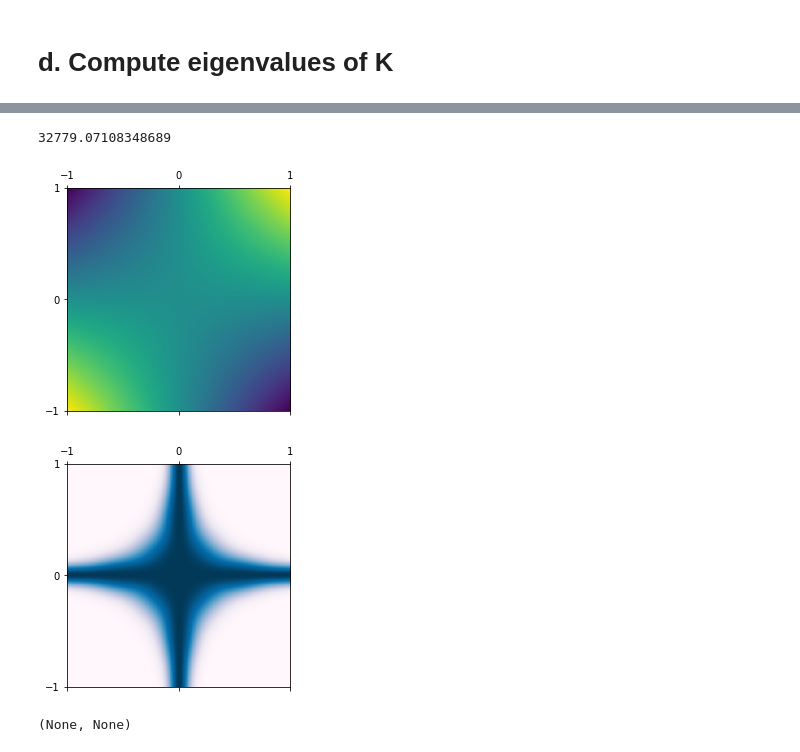
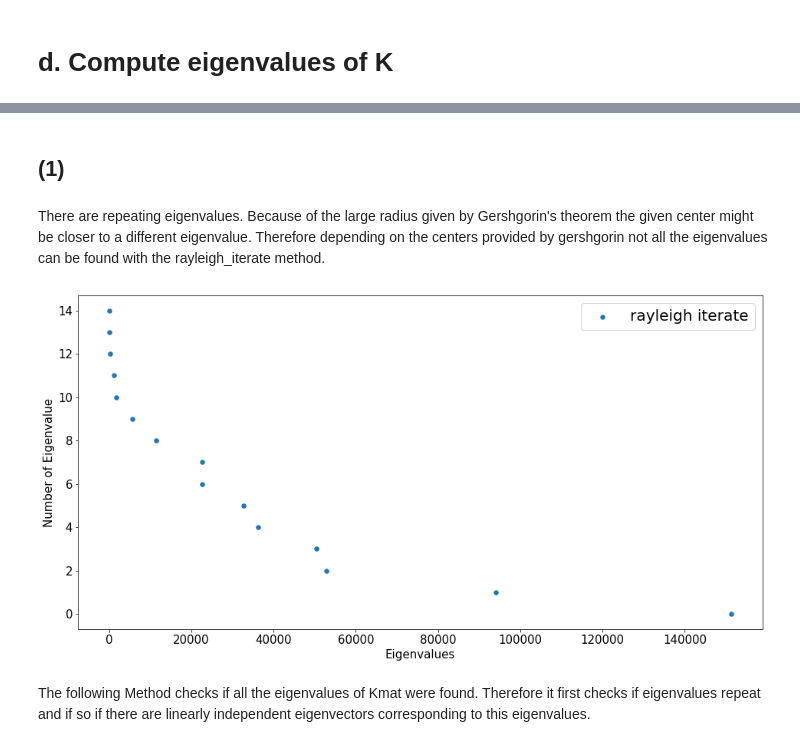
Before and after one commit to Kiril94/SC_Proj, a Jupyter notebook: Proj2/Proj2.ipynb, the cells around one changed output, grey strips where cells are left out. Cells and saved outputs as stored; diff of their text form; code cells hidden in the pictures.

```diff
--- a/Proj2/Proj2.ipynb
+++ b/Proj2/Proj2.ipynb
@@ -144,14 +148,0 @@ for i in range(len(Centers)):
-# %%
-indices_sorted = np.argsort(Eigenvals)
-Eigenvecs_sort = Eigenvecs[:,indices_sorted]
-Eigenvals_sort = Eigenvals[indices_sorted]
-x0 = np.random.rand(len(Kmat))
-for i in range(len(Kmat)-1):
-    lam0, lam1 = Eigenvals_sort[i], Eigenvals_sort[i+1]
-    v = Eigenvecs_sort[:,i+1]
-    k= 0
-    while( converged(lam0, lam1,5) and (k<1000)):
-        k+=1
-        v, k, lam1, rr = rayleigh_iterate(Kmat,x0, lam0+1000*k*np.random.rand())
-    Eigenvals_sort[i+1] = lam1
-    Eigenvecs_sort[:,i+1] = v
@@ -165,12 +149,34 @@ array([1.38926073e+01, 8.68802164e+01, 2.86533307e+02, 1.79980589e+03,
-# %%
-v, k, lam1, rr = rayleigh_iterate(Kmat,x0, 2.25901985e+04+np.random.rand()*15000)
-lam1
-# %% [output]
-32779.07108348689
-# %%
-v = Eigenvecs[-1]
-chladni_show.show_waves(v, basis_set),chladni_show.show_nodes(v,basis_set)
-# %% [output]
-[figure, removed]
-[figure, removed]
-(None, None)
+# %% [markdown]
+## (1)
+# %%
+Centers, Radii = gershgorin(Kmat)
+Eigvalues, Eigvectors = la.eig(Kmat)
+N = len(Kmat)
+x0 = np.ones(N)
+Eval, Evec, K, RR = [], [], [], []
+for i in range(N):
+    v, l, k, rr = rayleigh_iterate(Kmat, x0, Centers[i])
+    Eval.append(l), Evec.append(v), K.append(k), RR.append(rr)
+Eval = np.array(Eval)
+Evec = np.array(Evec).T
+sort_ind = np.argsort(Eval)[::-1]
+Eval = Eval[sort_ind]
+Evec = Evec[:,sort_ind]
+# %% [markdown]
+There are repeating eigenvalues. Because of the large radius given by Gershgorin's theorem the given center might be closer to a different eigenvalue. Therefore depending on the centers provided by gershgorin not all the eigenvalues can be found with the rayleigh_iterate method.
+# %%
+y = np.arange(N)
+fig = plt.gcf()
+fig.set_size_inches(16, 8)
+plt.scatter(Eval,y,s=30, label = 'rayleigh iterate')
+plt.legend(fontsize = 20)
+plt.ylabel('Number of Eigenvalue', fontsize = 15)
+plt.xlabel('Eigenvalues', fontsize = 15)
+plt.xticks(fontsize = 15)
+plt.yticks(fontsize=15)
+plt.show()
+# %% [output]
+[figure, added]
+# %% [markdown]
+The following Method checks if all the eigenvalues of Kmat were found.
+Therefore it first checks if eigenvalues repeat and if so if there are linearly independent eigenvectors corresponding to this eigenvalues.
```
Also changed, not shown: parts of 26 cells of this notebook.
